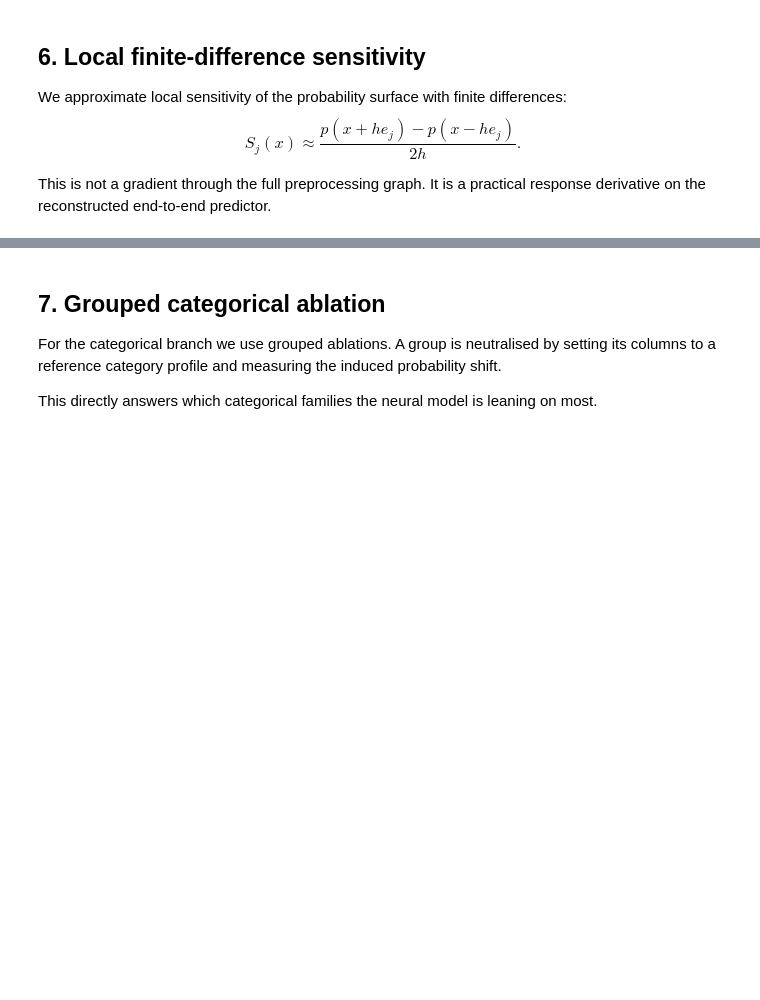
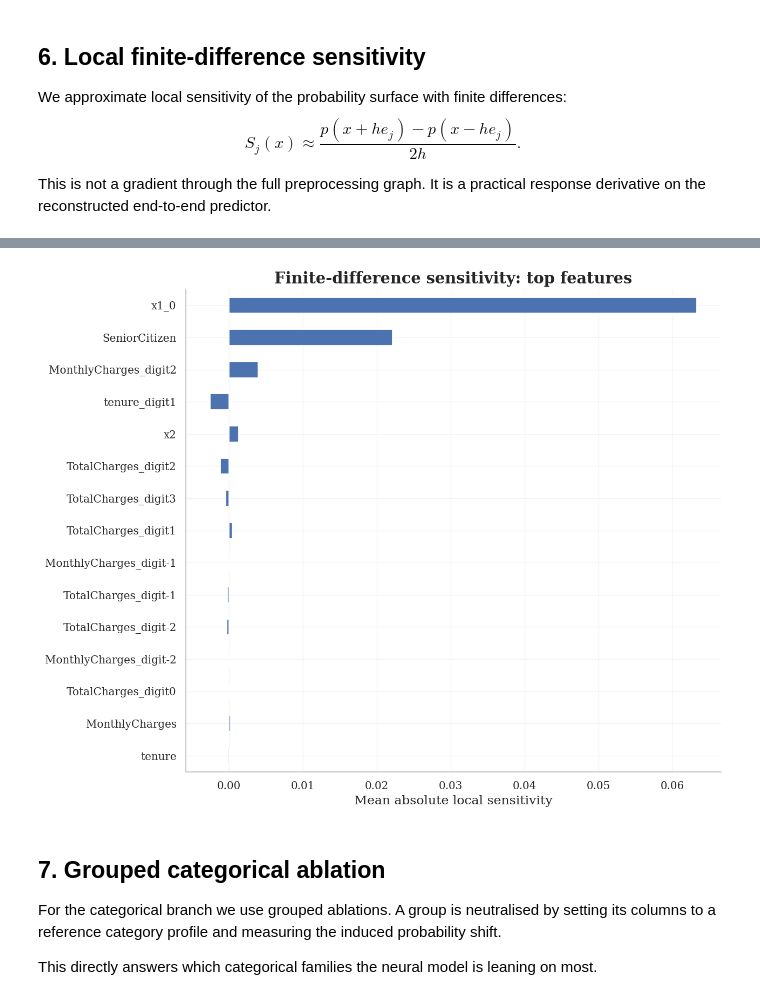
Before and after one commit to AbhishekDey03/Predicting-Churn, a Jupyter notebook: realmlp_xai_study_notebook.ipynb, the cells around one changed output, grey strips where cells are left out. Saved outputs shown, nothing was run; the diff lists cells and outputs as text; code cells hidden in the pictures; blank space fills up the shorter version.

```diff
--- a/realmlp_xai_study_notebook.ipynb
+++ b/realmlp_xai_study_notebook.ipynb
@@ -480,41 +690,94 @@ $$
 
 This is not a gradient through the full preprocessing graph. It is a practical response derivative on the reconstructed end-to-end predictor.
 # %%
-def finite_difference_sensitivity(raw_df, features, realmlp_bundle, cfg, fold_cache, n_rows=2000):
-    base_df = raw_df.iloc[:n_rows].copy().reset_index(drop=True)
-    base_pred = predict_realmlp_custom(base_df, realmlp_bundle, cfg, fold_cache)["mean_pred"]
+def finite_difference_sensitivity_arrays(
+    realmlp_bundle,
+    fold_cache,
+    features,
+    n_rows=1500,
+    row_idx=None,
+    eval_bs=32768,
+):
+    X_num_full = realmlp_bundle["X_num"].astype(np.float32)
+    X_cat_full = realmlp_bundle["X_cat"].astype(np.int64)
+    feature_names = list(realmlp_bundle["NUMS"])
+
+    feat_to_idx = {f: i for i, f in enumerate(feature_names)}
+    valid_features = [f for f in features if f in feat_to_idx]
+
+    if row_idx is None:
+        row_idx = np.arange(min(n_rows, X_num_full.shape[0]))
+    else:
+        row_idx = np.asarray(row_idx)[:n_rows]
+
+    X_num = X_num_full[row_idx].copy()
+    X_cat = X_cat_full[row_idx].copy()
+
+    base_out = predict_realmlp_from_arrays(
+        X_num, X_cat, realmlp_bundle, fold_cache, eval_bs=eval_bs
+    )
+    base_pred = base_out["mean_pred"]
 
     rows = []
-    for feat in features:
-        s = pd.to_numeric(base_df[feat], errors="coerce")
-        step = max(float(s.std(ddof=0)) * 0.05, 1e-3)
+    for feat in valid_features:
+        j = feat_to_idx[feat]
+        col = X_num[:, j].astype(np.float64)
 
-        plus_df = base_df.copy()
-        minus_df = base_df.copy()
-        plus_df[feat] = s + step
-        minus_df[feat] = s - step
+        sd = float(np.std(col, ddof=0))
+        step = max(sd * 0.05, 1e-3)
 
-        plus_pred = predict_realmlp_custom(plus_df, realmlp_bundle, cfg, fold_cache)["mean_pred"]
-        minus_pred = predict_realmlp_custom(minus_df, realmlp_bundle, cfg, fold_cache)["mean_pred"]
+        X_num_plus = X_num.copy()
+        X_num_minus = X_num.copy()
+        X_num_plus[:, j] = X_num_plus[:, j] + step
+        X_num_minus[:, j] = X_num_minus[:, j] - step
 
-        sens = (plus_pred - minus_pred) / (2 * step)
+        plus_pred = predict_realmlp_from_arrays(
+            X_num_plus, X_cat, realmlp_bundle, fold_cache, eval_bs=eval_bs
+        )["mean_pred"]
+        minus_pred = predict_realmlp_from_arrays(
+            X_num_minus, X_cat, realmlp_bundle, fold_cache, eval_bs=eval_bs
+        )["mean_pred"]
+
+        sens = (plus_pred - minus_pred) / (2.0 * step)
+
         rows.append({
             "feature": feat,
             "mean_abs_sensitivity": float(np.mean(np.abs(sens))),
             "mean_signed_sensitivity": float(np.mean(sens)),
             "step": float(step),
+            "base_pred_mean": float(np.mean(base_pred)),
         })
-    return pd.DataFrame(rows).sort_values("mean_abs_sensitivity", ascending=False)
 
-numeric_candidates = [f for f in realmlp_bundle["NUMS"] if f in raw_train_no_id.columns]
-sens_df = finite_difference_sensitivity(raw_train_no_id, numeric_candidates[:20], realmlp_bundle, cfg, fold_cache, n_rows=1500)
+        print(
+            f"{len(rows):>2d}/{len(valid_features)}  {feat:<30s}  "
+            f"|mean sens| = {np.mean(np.abs(sens)):.6f}"
+        )
+
+    return pd.DataFrame(rows).sort_values("mean_abs_sensitivity", ascending=False).reset_index(drop=True)
+
+
+numeric_candidates = list(realmlp_bundle["NUMS"])[:20]
+
+sens_df = finite_difference_sensitivity_arrays(
+    realmlp_bundle=realmlp_bundle,
+    fold_cache=fold_cache,
+    features=numeric_candidates,
+    n_rows=1500,
+    eval_bs=32768,
+)
+
 display(sens_df.head(20))
 
-plt.figure(figsize=(10, 8))
-sens_df.head(15).sort_values("mean_abs_sensitivity").plot(
-    x="feature", y="mean_abs_sensitivity", kind="barh", legend=False
+ax = sens_df.head(15).sort_values("mean_abs_sensitivity").plot(
+    x="feature",
+    y="mean_signed_sensitivity",
+    kind="barh",
+    legend=False,
+    figsize=(10, 8),
 )
-plt.title("Finite-difference sensitivity: top features")
-plt.xlabel("Mean absolute local sensitivity")
+ax.set_title("Finite-difference sensitivity: top features")
+ax.set_xlabel("Mean absolute local sensitivity")
+ax.set_ylabel("")
 savefig(cfg, "realmlp_03_finite_difference_sensitivity.png")
 plt.show()
+# %% [output]
@@ -521,3 +822,4 @@ plt.show()
+[figure, added]
 # %% [markdown]
 ## 7. Grouped categorical ablation
 
```
Also changed, not shown: parts of 12 cells of this notebook, 2 other files.
